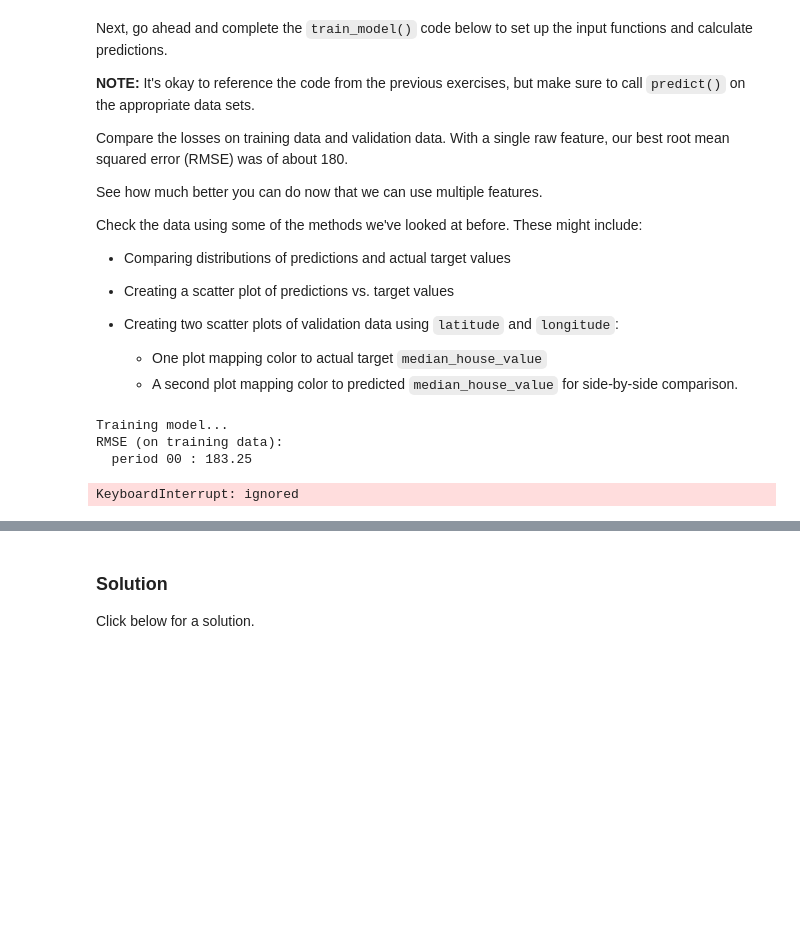
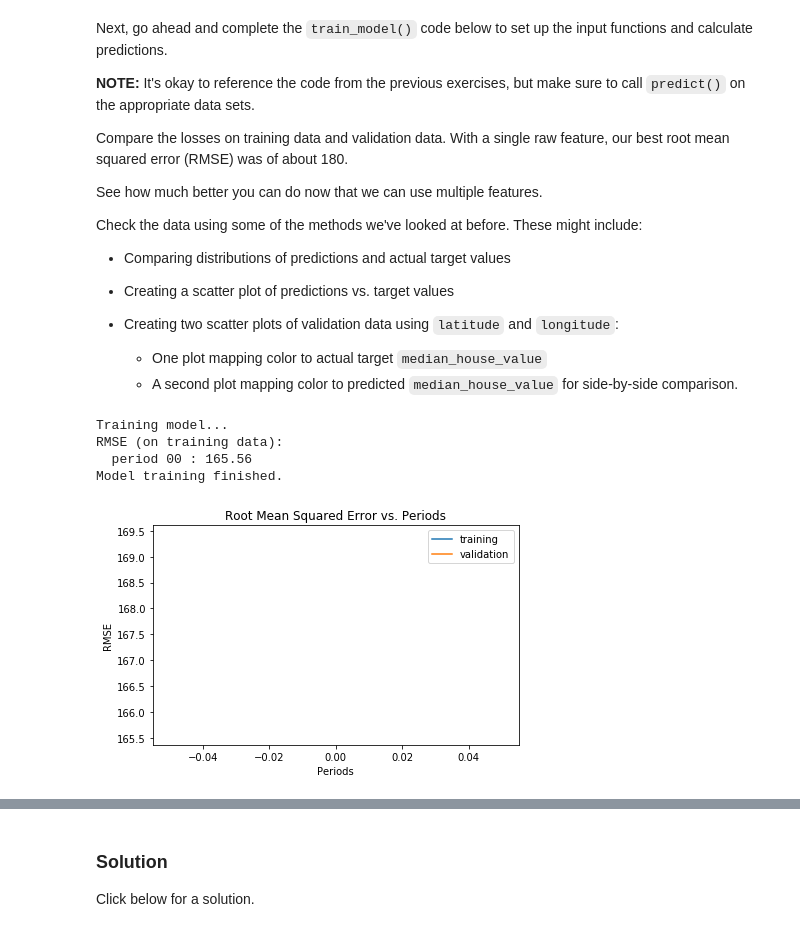
Before and after one commit to odmana/google-ai-crash-course, a Jupyter notebook: validation.ipynb, the cells around one changed output, grey strips where cells are left out. Drawn from its saved outputs; the diff is of its cells as text; code cells hidden in the pictures; blank space fills up the shorter version.

```diff
--- a/validation.ipynb
+++ b/validation.ipynb
@@ -345,7 +345,7 @@ def train_model(
     A `LinearRegressor` object trained on the training data.
   """
 
-  periods = 10
+  periods = 1
   steps_per_period = steps / periods
 
   # Create a linear regressor object.
@@ -357,20 +357,9 @@ def train_model(
   )
 
   # 1. Create input functions.
-  training_input_fn = lambda: my_input_fn(
-      training_examples,
-      training_targets["median_house_value"],
-      batch_size)
-  predict_training_input_fn = lambda: my_input_fn(
-      training_examples,
-      training_targets["median_house_value"],
-      num_epochs=1,
-      shuffle=False)
-  predict_validation_input_fn = lambda: my_input_fn(
-      validation_examples,
-      validation_targets["median_house_value"],
-      num_epochs=1,
-      shuffle=False)
+  training_input_fn = lambda:my_input_fn(training_examples, training_targets, batch_size=batch_size)
+  predict_training_input_fn = lambda: my_input_fn(training_examples, training_targets, num_epochs=1, shuffle=False)
+  predict_validation_input_fn = lambda: my_input_fn(validation_examples, validation_targets, num_epochs=1, shuffle=False)
 
   # Train the model, but do so inside a loop so that we can periodically assess
   # loss metrics.
@@ -387,7 +376,6 @@ def train_model(
     # 2. Take a break and compute predictions.
     training_predictions = linear_regressor.predict(input_fn=predict_training_input_fn)
     training_predictions = np.array([item['predictions'][0] for item in training_predictions])
-
     validation_predictions = linear_regressor.predict(input_fn=predict_validation_input_fn)
     validation_predictions = np.array([item['predictions'][0] for item in validation_predictions])
 
@@ -412,19 +400,31 @@ def train_model(
   plt.plot(validation_rmse, label="validation")
   plt.legend()
 
-  return linear_regressor
+  # Create a table with calibration data.
+  calibration_data_training = pd.DataFrame()
+  calibration_data_training["targets"] = training_targets.reset_index(drop=True)["median_house_value"]
+  calibration_data_training["predictions"] = pd.Series(training_predictions)
+
+  calibration_data_validation = pd.DataFrame()
+  calibration_data_validation["longitude"] = validation_examples.reset_index(drop=True)["longitude"]
+  calibration_data_validation["latitude"] = validation_examples.reset_index(drop=True)["latitude"]
+  calibration_data_validation["targets"] = validation_targets.reset_index(drop=True)["median_house_value"]
+  calibration_data_validation["predictions"] = pd.Series(validation_predictions)
+
+  return calibration_data_training, calibration_data_validation
 # %%
-linear_regressor = train_model(
+calibration_data_training, calibration_data_validation = train_model(
     # TWEAK THESE VALUES TO SEE HOW MUCH YOU CAN IMPROVE THE RMSE
-    learning_rate=0.0001,
+    learning_rate=0.00002,
     steps=500,
-    batch_size=10,
+    batch_size=5,
     training_examples=training_examples,
     training_targets=training_targets,
     validation_examples=validation_examples,
     validation_targets=validation_targets)
 # %% [output]
 Training model...
 RMSE (on training data):
-  period 00 : 183.25
+  period 00 : 165.56
+Model training finished.
-KeyboardInterrupt: ignored
+[figure, added]
```
Also changed, not shown: parts of 9 cells of this notebook.
